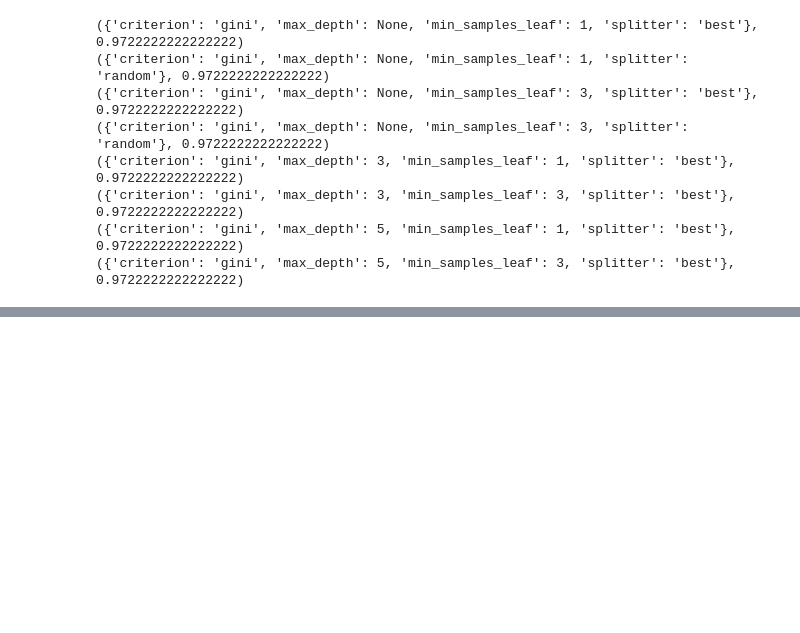
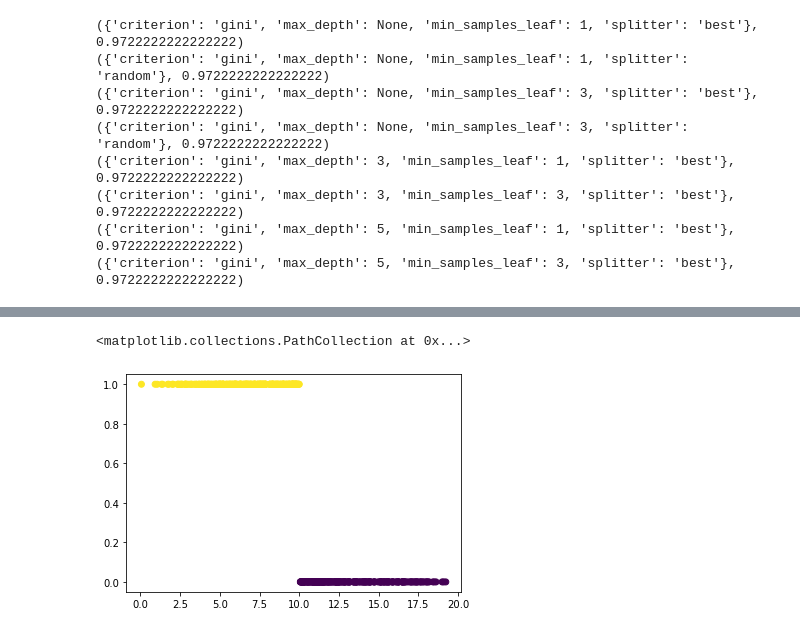
Before and after one commit to notlosca/data-science-lab, a Jupyter notebook: laboratories/lab_06/lab_06.ipynb, the cells around one changed output, grey strips where cells are left out. Cells and saved outputs as stored; diff of their text form; code cells hidden in the pictures; blank space fills up the shorter version.

```diff
--- a/laboratories/lab_06/lab_06.ipynb
+++ b/laboratories/lab_06/lab_06.ipynb
@@ -352,0 +438,5 @@ array([0.        , 0.        , 0.        , 0.06425378, 0.03338996,
+# %%
+plt.scatter(X_, y, c=y)
+# %% [output]
+<matplotlib.collections.PathCollection at 0x...>
+[figure, added]
```
Also changed, not shown: parts of 31 cells of this notebook, 2 other files.
